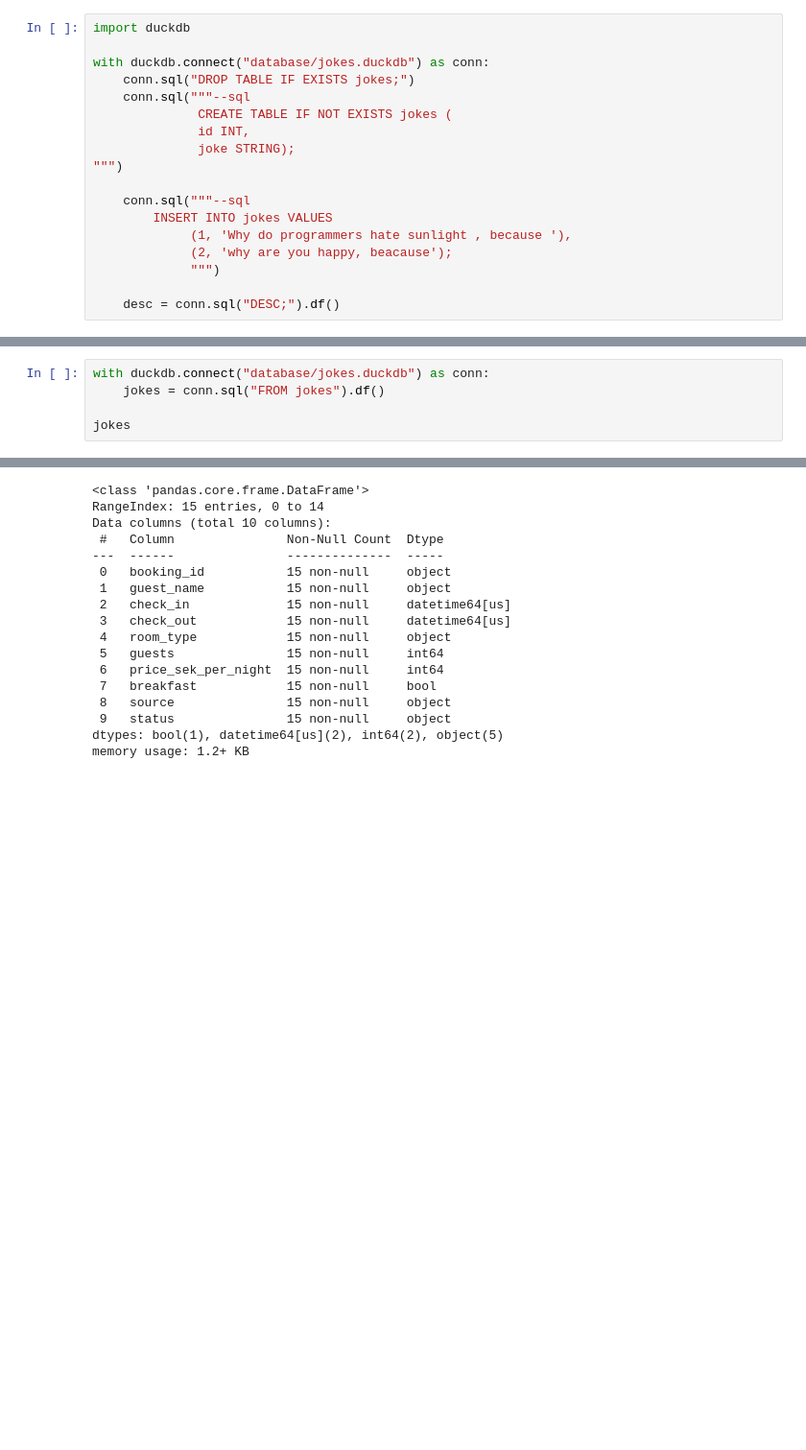
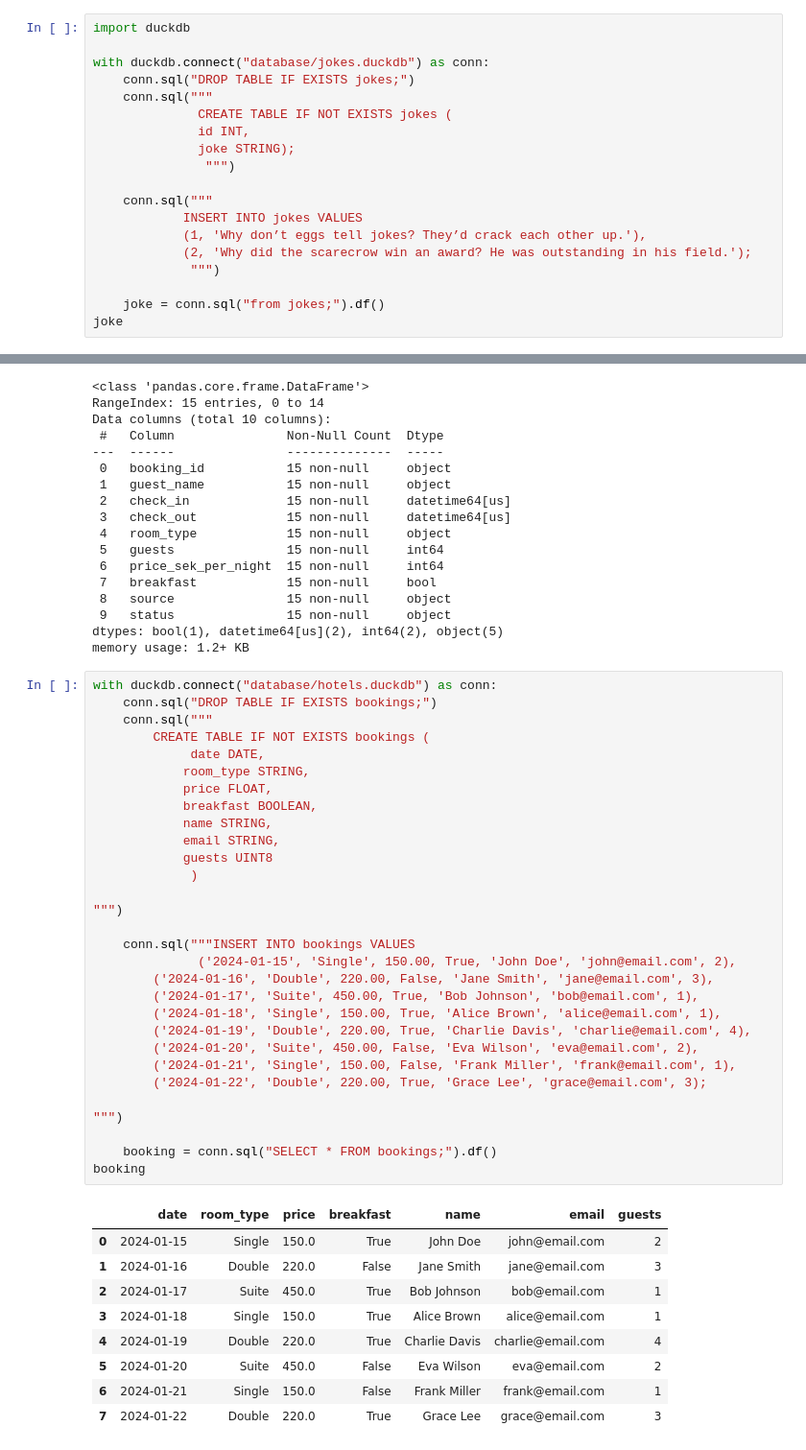
Before and after one commit to LAjoyan/duckdb_analytics_lilit_ajoyan_mlops25, a Jupyter notebook: code_alongs/17_python_duckdb/connect_duckdb.ipynb, the cells around one changed output, grey strips where cells are left out. Shown: that part at 96% size. Saved outputs shown, nothing was run; the diff lists cells and outputs as text; blank space fills up the shorter version.

Commit message:
created table bookings

```diff
--- a/code_alongs/17_python_duckdb/connect_duckdb.ipynb
+++ b/code_alongs/17_python_duckdb/connect_duckdb.ipynb
@@ -5,16 +5,17 @@ import duckdb
 
 with duckdb.connect("database/jokes.duckdb") as conn:
     conn.sql("DROP TABLE IF EXISTS jokes;")
-    conn.sql("""--sql
+    conn.sql("""
               CREATE TABLE IF NOT EXISTS jokes (
               id INT,
               joke STRING);
-""")
+               """)
 
-    conn.sql("""--sql
-        INSERT INTO jokes VALUES
-             (1, 'Why do programmers hate sunlight , because '),
-             (2, 'why are you happy, beacause');
+    conn.sql("""
+            INSERT INTO jokes VALUES
+            (1, 'Why don’t eggs tell jokes? They’d crack each other up.'),
+            (2, 'Why did the scarecrow win an award? He was outstanding in his field.');
              """)
 
-    desc = conn.sql("DESC;").df()
+    joke = conn.sql("from jokes;").df()
+joke
@@ -26,5 +37,0 @@ desc
-# %%
-with duckdb.connect("database/jokes.duckdb") as conn:
-    jokes = conn.sql("FROM jokes").df()
-
-jokes
@@ -152,3 +155,43 @@ Data columns (total 10 columns):
  9   status               15 non-null     object
 dtypes: bool(1), datetime64[us](2), int64(2), object(5)
 memory usage: 1.2+ KB
+# %%
+with duckdb.connect("database/hotels.duckdb") as conn:
+    conn.sql("DROP TABLE IF EXISTS bookings;")
+    conn.sql("""
+        CREATE TABLE IF NOT EXISTS bookings (
+             date DATE,
+            room_type STRING,
+            price FLOAT,
+            breakfast BOOLEAN,
+            name STRING,
+            email STRING,
+            guests UINT8
+             )
+
+""")
+
+    conn.sql("""INSERT INTO bookings VALUES
+              ('2024-01-15', 'Single', 150.00, True, 'John Doe', 'john@email.com', 2),
+        ('2024-01-16', 'Double', 220.00, False, 'Jane Smith', 'jane@email.com', 3),
+        ('2024-01-17', 'Suite', 450.00, True, 'Bob Johnson', 'bob@email.com', 1),
+        ('2024-01-18', 'Single', 150.00, True, 'Alice Brown', 'alice@email.com', 1),
+        ('2024-01-19', 'Double', 220.00, True, 'Charlie Davis', 'charlie@email.com', 4),
+        ('2024-01-20', 'Suite', 450.00, False, 'Eva Wilson', 'eva@email.com', 2),
+        ('2024-01-21', 'Single', 150.00, False, 'Frank Miller', 'frank@email.com', 1),
+        ('2024-01-22', 'Double', 220.00, True, 'Grace Lee', 'grace@email.com', 3);
+
+""")
+
+    booking = conn.sql("SELECT * FROM bookings;").df()
+booking
+# %% [output]
+|  | date | room_type | price | breakfast | name | email | guests |
+| 0 | 2024-01-15 | Single | 150.0 | True | John Doe | john@email.com | 2 |
+| 1 | 2024-01-16 | Double | 220.0 | False | Jane Smith | jane@email.com | 3 |
+| 2 | 2024-01-17 | Suite | 450.0 | True | Bob Johnson | bob@email.com | 1 |
+| 3 | 2024-01-18 | Single | 150.0 | True | Alice Brown | alice@email.com | 1 |
+| 4 | 2024-01-19 | Double | 220.0 | True | Charlie Davis | charlie@email.com | 4 |
+| 5 | 2024-01-20 | Suite | 450.0 | False | Eva Wilson | eva@email.com | 2 |
+| 6 | 2024-01-21 | Single | 150.0 | False | Frank Miller | frank@email.com | 1 |
+| 7 | 2024-01-22 | Double | 220.0 | True | Grace Lee | grace@email.com | 3 |
```
Also changed, not shown: parts of 5 cells of this notebook.
